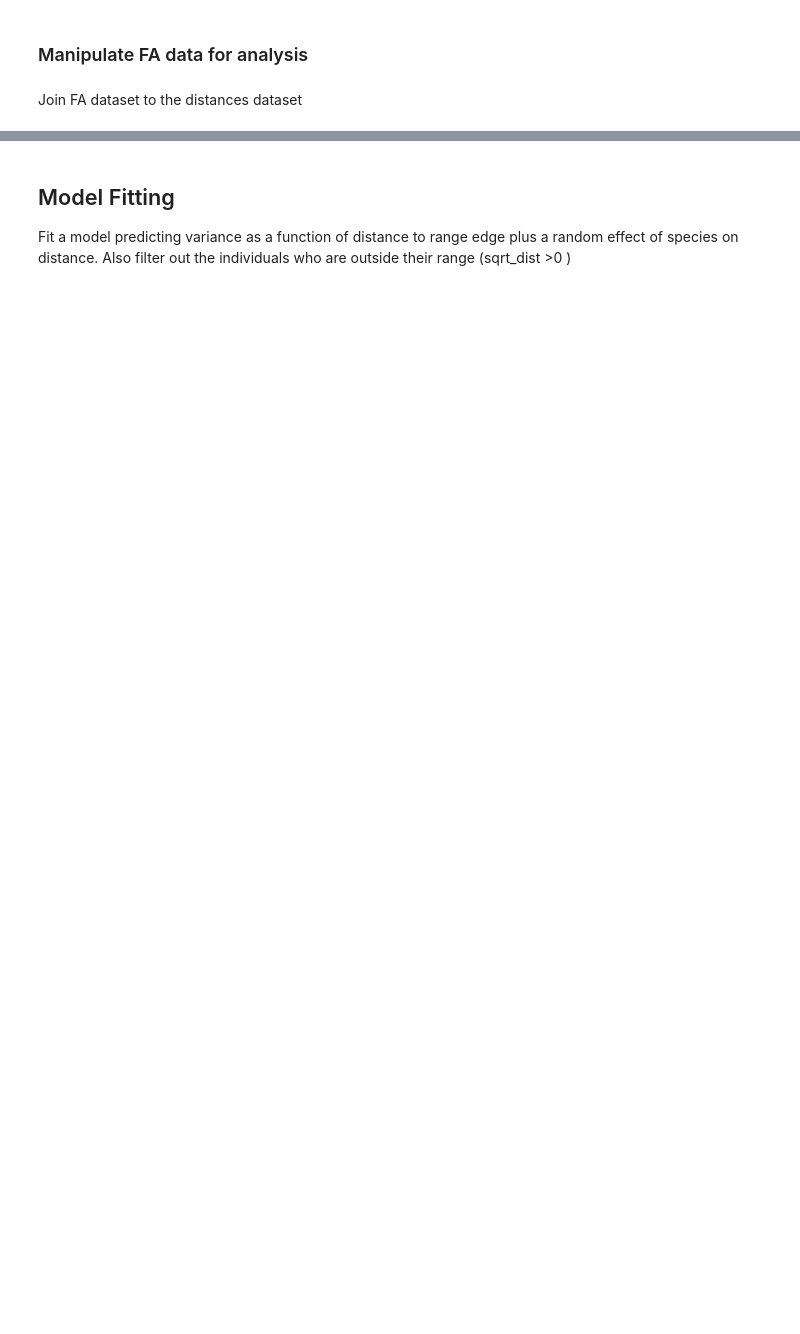
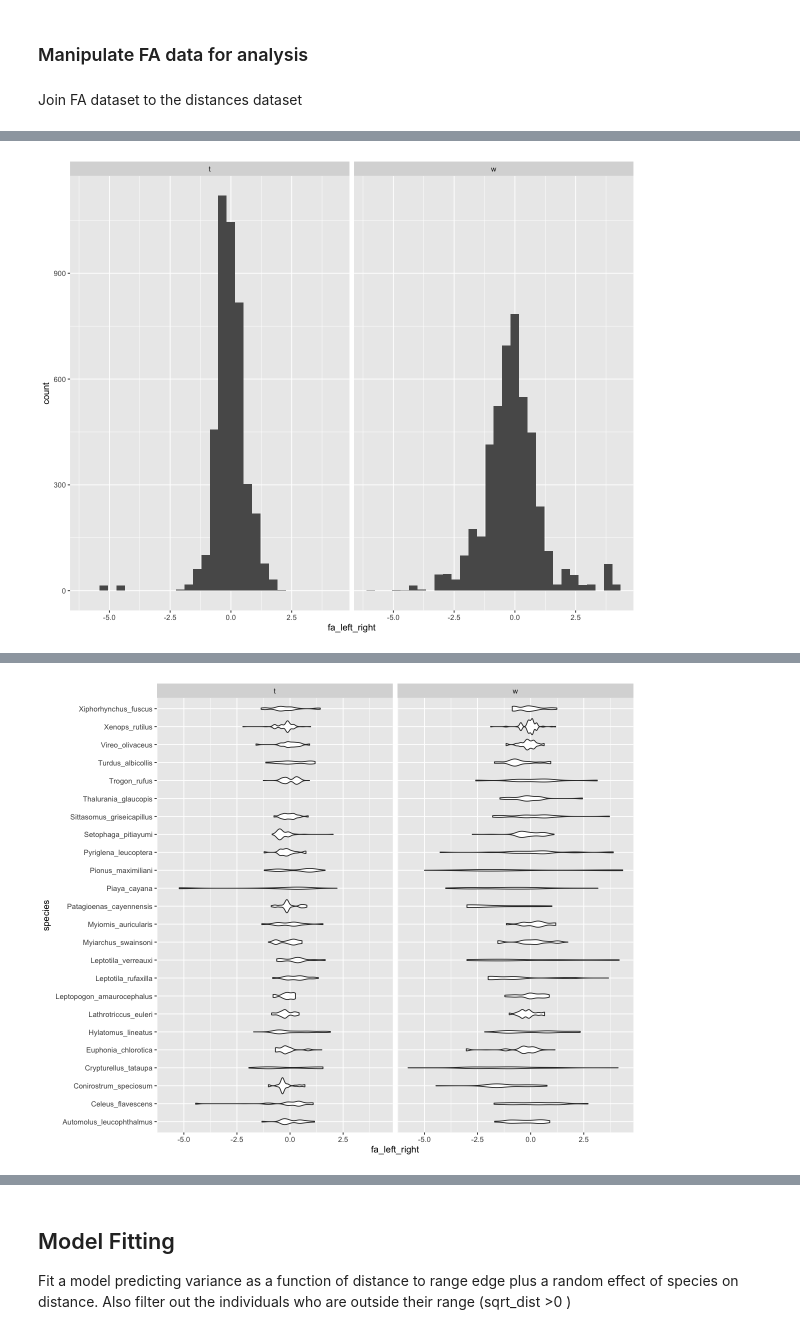
Before and after one commit to FCBT/FA-FGB, a Jupyter notebook: 2.notebook/FA_analysis.ipynb, the cells around one changed output, grey strips where cells are left out. Saved outputs shown, nothing was run; the diff lists cells and outputs as text; code cells hidden in the pictures; blank space fills up the shorter version.

Commit message:
updated data file and code

```diff
--- a/2.notebook/FA_analysis.ipynb
+++ b/2.notebook/FA_analysis.ipynb
@@ -65,8 +52,9 @@ FC$FC_percentage.value[is.na(FC$FC_percentage.value)] <- 0
 ### Load distance to range edge data
 # %%
 dist <- read_csv("../2.data_cleaned/NHM-MZUSP_dist2edge_data.csv")%>%
-  dplyr::select(-c(11:14)) %>%  # remove unnecessary columns
-  dplyr::select(-"feather_tail") # remove feather_tail column
+  dplyr::select(-c(13:14)) %>%  # remove unnecessary columns
+  dplyr::select(-c("feather_tail", "distance", "sex")) %>% # remove some more unnecessary columns
+  filter(inrange == TRUE) # keep only specimens inside the range
 # %% [output]
 ── Column specification ────────────────────────────────────────────────────────
 cols(
@@ -104,8 +76,0 @@ Create function to mantain the sign (negative or positive) of the distances to t
-# %%
-# function to mantain the sign of distance (negative or positive) while calculating sqrt
-sqrt_sign <- function(x){sign(x) * sqrt(abs(x))}
-
-# calculate sqrt dist in km
-dist <- dist %>%
-  mutate(sqrt_dist = sqrt_sign(dist_km)) %>%
-  relocate(sqrt_dist, .after = dist_km)
@@ -176,0 +137,7 @@ Joining, by = c("species", "bird_id", "lon_dd", "lat_dd", "dist_km")
+# %%
+FA_FC_data <- FA_data %>% dplyr::left_join(FC) %>%
+    filter(source == "MZUSP")%>%
+    mutate(to_remove = ifelse(species == "Thalurania_glaucopis" & type == "t", 1,0))%>% # first transform all Thalurania AND tarsus to = 1 and everything else to =0
+    filter(to_remove == 0) # keep only =0 observations
+
+names(FA_FC_data)
@@ -176,0 +159,25 @@ Joining, by = c("species", "bird_id", "lon_dd", "lat_dd", "dist_km")
+# %%
+options(repr.plot.width=10, repr.plot.height=8)
+
+plot_hist <- ggplot(FA_FC_data, aes(x=fa_left_right)) +
+              geom_histogram(bins = 30)+
+              facet_wrap(~type)
+plot_hist
+ggsave("../2.results/plots/FA_left_right_hist.png", plot_hist, width = 7, height=7, units="in")
+
+##
+plot_violin <- ggplot(FA_FC_data, aes(x=fa_left_right, y=species)) +
+                geom_violin()+
+                facet_wrap(~type)
+plot_violin
+ggsave("../2.results/plots/FA_left_right_per_species.png", plot_violin, width = 7, height=8, units="in")
+
+##
+plot_pairs <- FA_FC_data %>%
+                filter(FC_buffer == 600) %>%
+                ggpairs(columns = c('FC_percentage.value', 'dist_km', 'fa_left_right'),
+                    ggplot2::aes(colour=type, alpha=0.8))+
+                    theme_article()
+plot_pairs
+ggsave("../2.results/plots/Fa_FC_600_dist.png", plot_pairs, width = 7, height=7, units="in")
+# %% [output]
@@ -176,0 +190 @@ Joining, by = c("species", "bird_id", "lon_dd", "lat_dd", "dist_km")
+[figure, added]
@@ -176,0 +203 @@ Joining, by = c("species", "bird_id", "lon_dd", "lat_dd", "dist_km")
+[figure, added]
```
Also changed, not shown: parts of 33 cells of this notebook, 3 other files.
